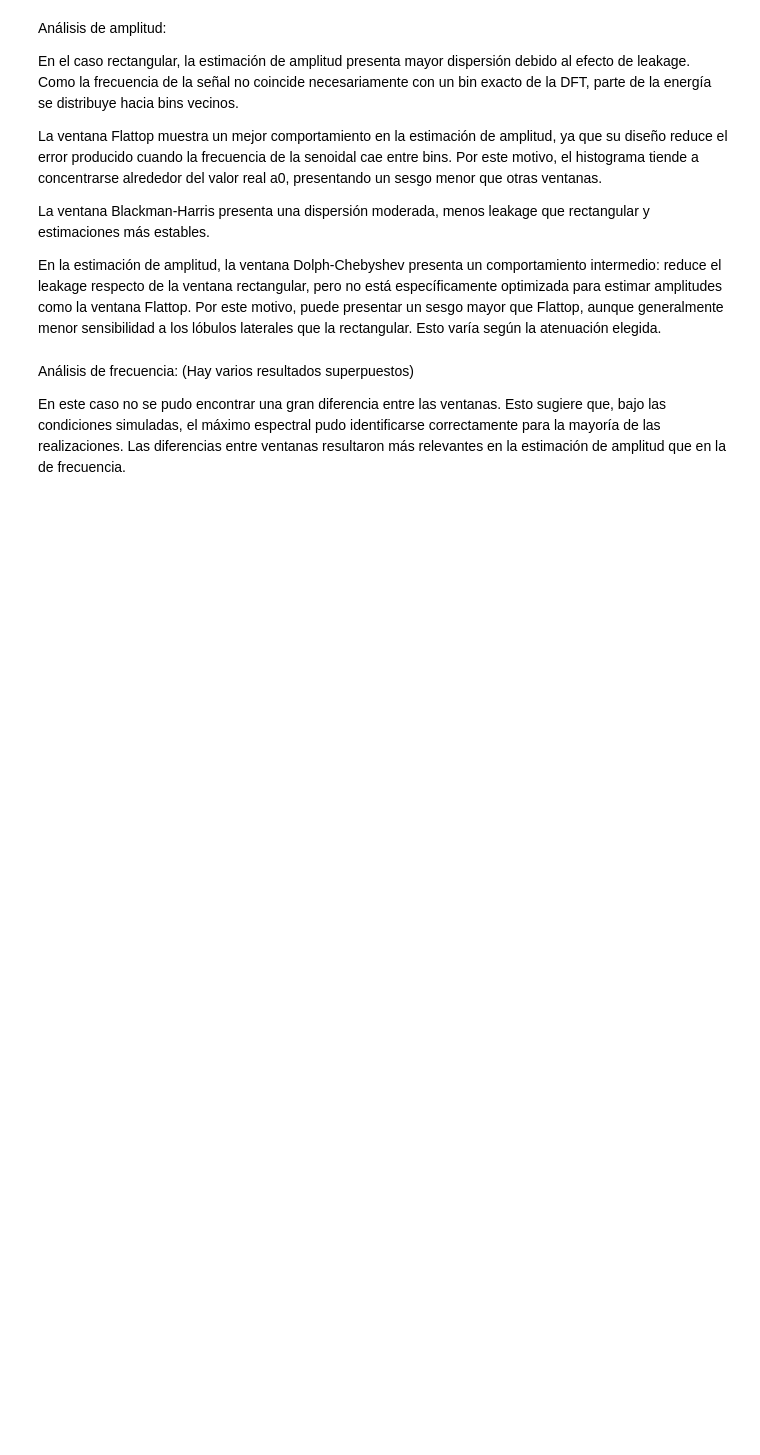
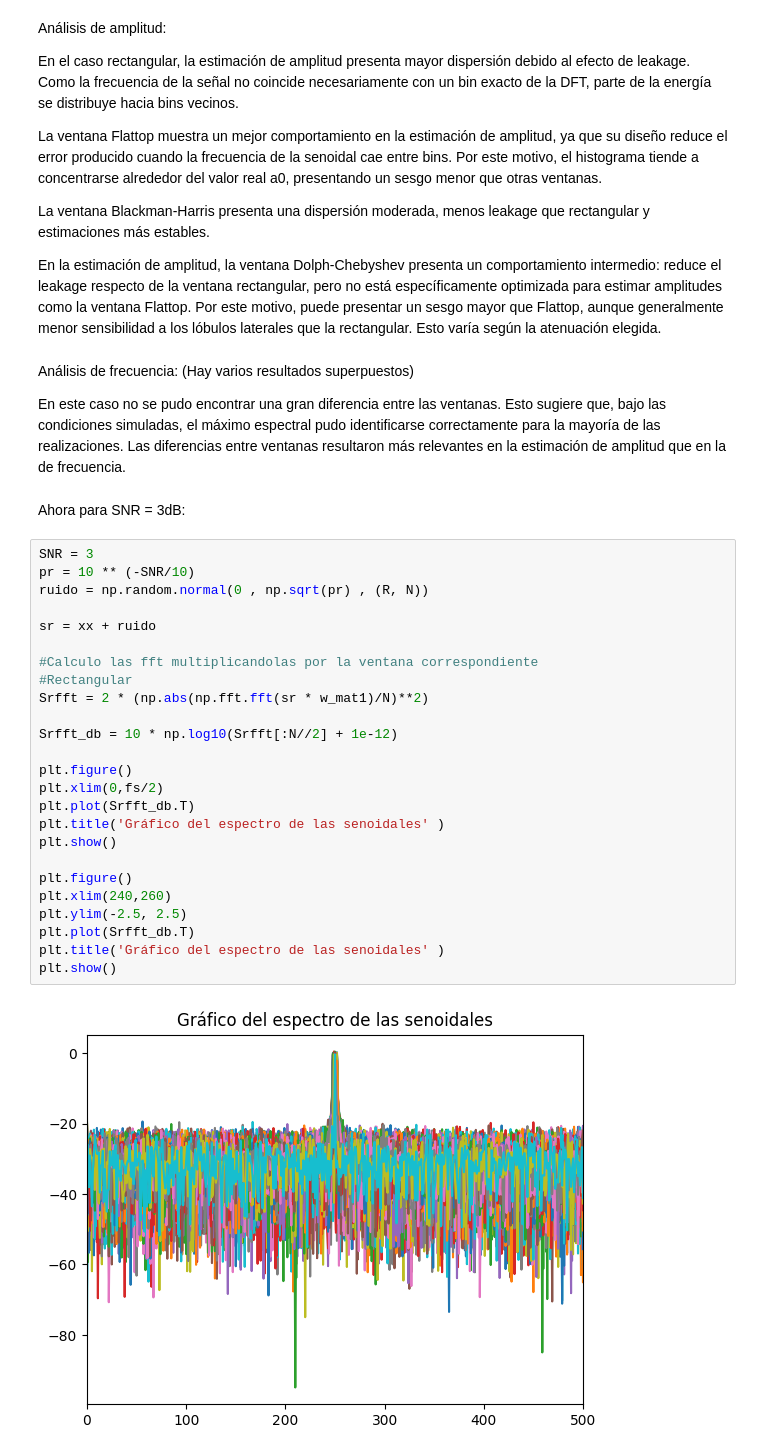
Before and after one commit to SantiagoBoente/APS, a Jupyter notebook: TS4_Santiago_Boente/TS4_Santiago_Boente.ipynb, the cells around one changed output. Drawn from its saved outputs; the diff is of its cells as text; blank space fills up the shorter version.

```diff
--- a/TS4_Santiago_Boente/TS4_Santiago_Boente.ipynb
+++ b/TS4_Santiago_Boente/TS4_Santiago_Boente.ipynb
@@ -328,3 +328,32 @@ En la estimación de amplitud, la ventana Dolph-Chebyshev presenta un comportami
 Análisis de frecuencia: (Hay varios resultados superpuestos)
 
 En este caso no se pudo encontrar una gran diferencia entre las ventanas. Esto sugiere que, bajo las condiciones simuladas, el máximo espectral pudo identificarse correctamente para la mayoría de las realizaciones. Las diferencias entre ventanas resultaron más relevantes en la estimación de amplitud que en la de frecuencia.
+# %% [markdown]
+Ahora para SNR = 3dB:
+# %%
+SNR = 3
+pr = 10 ** (-SNR/10)
+ruido = np.random.normal(0 , np.sqrt(pr) , (R, N))
+
+sr = xx + ruido
+
+#Calculo las fft multiplicandolas por la ventana correspondiente
+#Rectangular
+Srfft = 2 * (np.abs(np.fft.fft(sr * w_mat1)/N)**2)
+
+Srfft_db = 10 * np.log10(Srfft[:N//2] + 1e-12)
+
+plt.figure()
+plt.xlim(0,fs/2)
+plt.plot(Srfft_db.T)
+plt.title('Gráfico del espectro de las senoidales' )
+plt.show()
+
+plt.figure()
+plt.xlim(240,260)
+plt.ylim(-2.5, 2.5)
+plt.plot(Srfft_db.T)
+plt.title('Gráfico del espectro de las senoidales' )
+plt.show()
+# %% [output]
+[figure, added]
```
Also changed, not shown: parts of 12 cells of this notebook.
